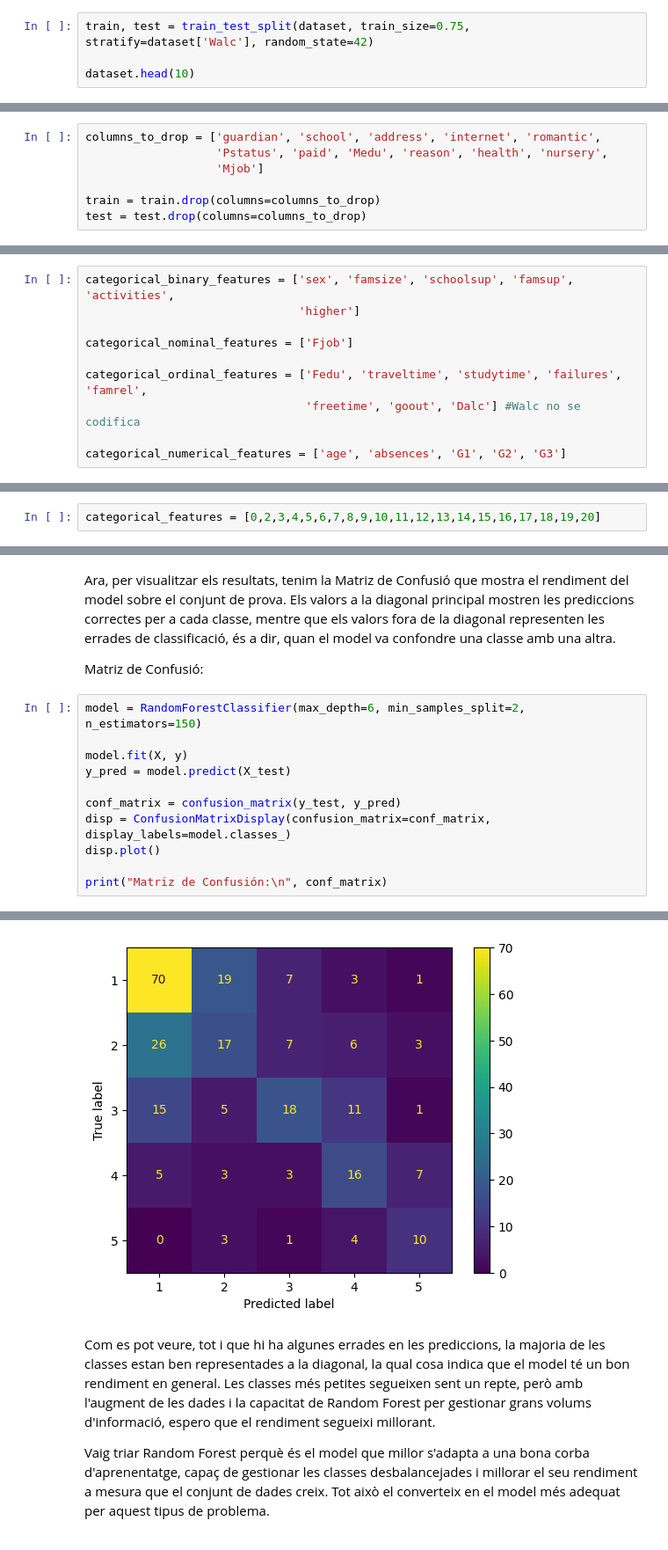
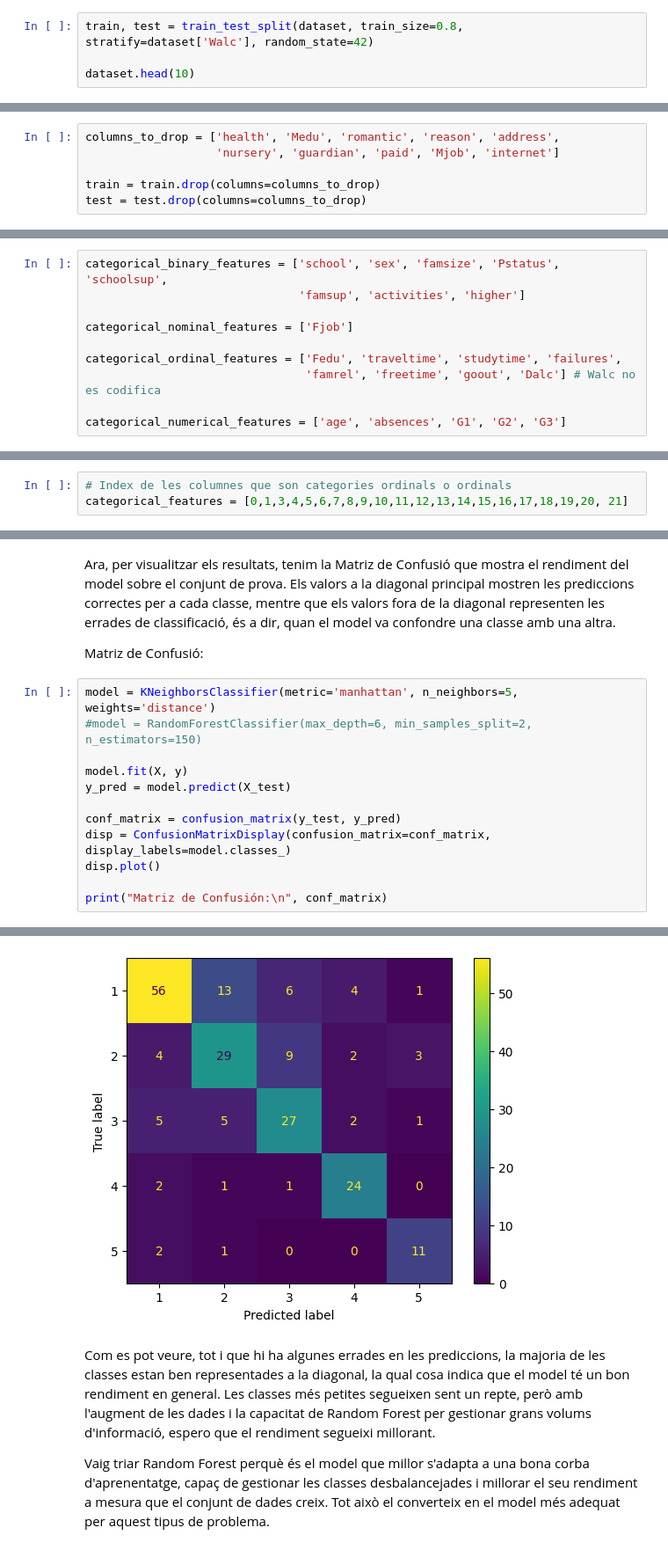
Before and after one commit to NIU1681519/CasKaggleStudentAlcoholConsumption, a Jupyter notebook: StudentAlcoholConsumption.ipynb, the cells around one changed output, grey strips where cells are left out. Shown at 88% size. Saved outputs shown, nothing was run; the diff lists cells and outputs as text.

```diff
--- a/StudentAlcoholConsumption.ipynb
+++ b/StudentAlcoholConsumption.ipynb
@@ -105,5 +105,5 @@ En tenir molt poques mostres d'alumnes que consumeixen molt alcohol, prendrem la
 # %%
-train, test = train_test_split(dataset, train_size=0.75, stratify=dataset['Walc'], random_state=42)
+train, test = train_test_split(dataset, train_size=0.8, stratify=dataset['Walc'], random_state=42)
 
 dataset.head(10)
 # %% [output]
@@ -560,22 +555,21 @@ Aquesta 14 caracteristiques descartades tenen la finalitat de evitar l'addició
 # %% [markdown]
 Per eliminar les característiques que hem considerat poc útils, podem utilitzar el següent codi per "dropear" les columnes del dataset:
 # %%
-columns_to_drop = ['guardian', 'school', 'address', 'internet', 'romantic',
-                   'Pstatus', 'paid', 'Medu', 'reason', 'health', 'nursery',
-                   'Mjob']
+columns_to_drop = ['health', 'Medu', 'romantic', 'reason', 'address',
+                   'nursery', 'guardian', 'paid', 'Mjob', 'internet']
 
 train = train.drop(columns=columns_to_drop)
 test = test.drop(columns=columns_to_drop)
 # %% [markdown]
 Desprès d'eliminar les característiques quedaríen de la seguent manera:
 # %%
-categorical_binary_features = ['sex', 'famsize', 'schoolsup', 'famsup', 'activities',
-                               'higher']
+categorical_binary_features = ['school', 'sex', 'famsize', 'Pstatus', 'schoolsup',
+                               'famsup', 'activities', 'higher']
 
 categorical_nominal_features = ['Fjob']
 
-categorical_ordinal_features = ['Fedu', 'traveltime', 'studytime', 'failures', 'famrel',
-                                'freetime', 'goout', 'Dalc'] #Walc no se codifica
+categorical_ordinal_features = ['Fedu', 'traveltime', 'studytime', 'failures',
+                                'famrel', 'freetime', 'goout', 'Dalc'] # Walc no es codifica
 
 categorical_numerical_features = ['age', 'absences', 'G1', 'G2', 'G3']
 # %% [markdown]
@@ -783,7 +777,8 @@ sex, Mjob_at_home, Mjob_other, Mjob_health, Mjob_services, Mjob_teacher, Fjob_ot
 
 He decidit generar el doble de mostres, però mantenint la distribució lleugerament perquè les classes de la variable Walc ara estiguin molt més equilibrades. L'estratègia de mostreig que vaig utilitzar va ser la següent:
 # %%
-categorical_features = [0,2,3,4,5,6,7,8,9,10,11,12,13,14,15,16,17,18,19,20]
+# Index de les columnes que son categories ordinals o ordinals
+categorical_features = [0,1,3,4,5,6,7,8,9,10,11,12,13,14,15,16,17,18,19,20, 21]
 # %% [markdown]
 He decidit generar el doble de mostres, però mantenint la distribució lleugerament perquè les classes de la variable Walc ara estiguin molt més equilibrades. L'estratègia de mostreig que vaig utilitzar va ser la següent:
 # %%
@@ -1175,7 +1170,8 @@ Ara, per visualitzar els resultats, tenim la Matriz de Confusió que mostra el r
 
 Matriz de Confusió:
 # %%
-model = RandomForestClassifier(max_depth=6, min_samples_split=2, n_estimators=150)
+model = KNeighborsClassifier(metric='manhattan', n_neighbors=5, weights='distance')
+#model = RandomForestClassifier(max_depth=6, min_samples_split=2, n_estimators=150)
 
 model.fit(X, y)
 y_pred = model.predict(X_test)
@@ -1195,4 +1191,4 @@ Matriz de Confusión:
-[figure, old version]
+[figure, new version]
 # %% [markdown]
 Com es pot veure, tot i que hi ha algunes errades en les prediccions, la majoria de les classes estan ben representades a la diagonal, la qual cosa indica que el model té un bon rendiment en general. Les classes més petites segueixen sent un repte, però amb l'augment de les dades i la capacitat de Random Forest per gestionar grans volums d'informació, espero que el rendiment segueixi millorant.
 
```
Also changed, not shown: parts of 36 cells of this notebook.
